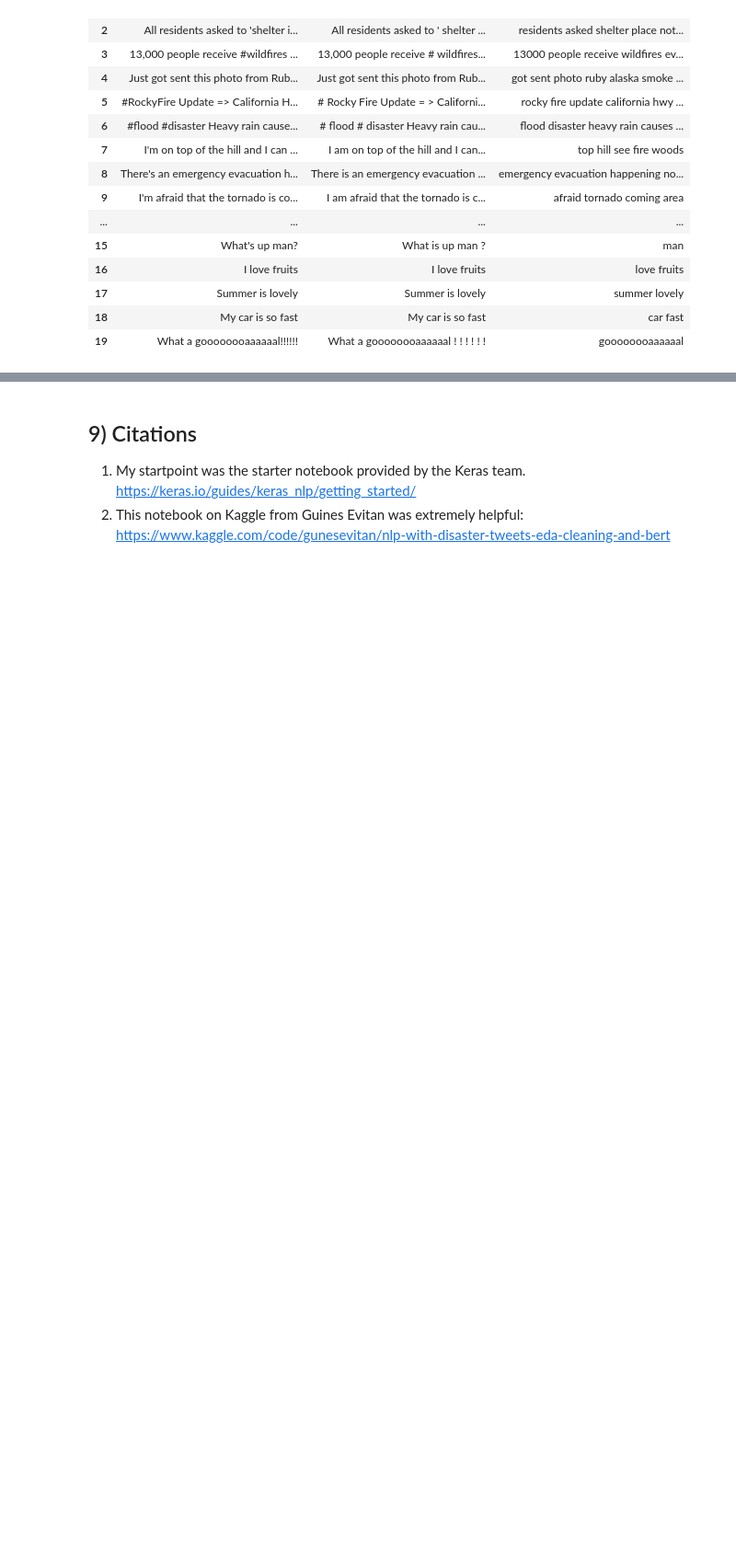
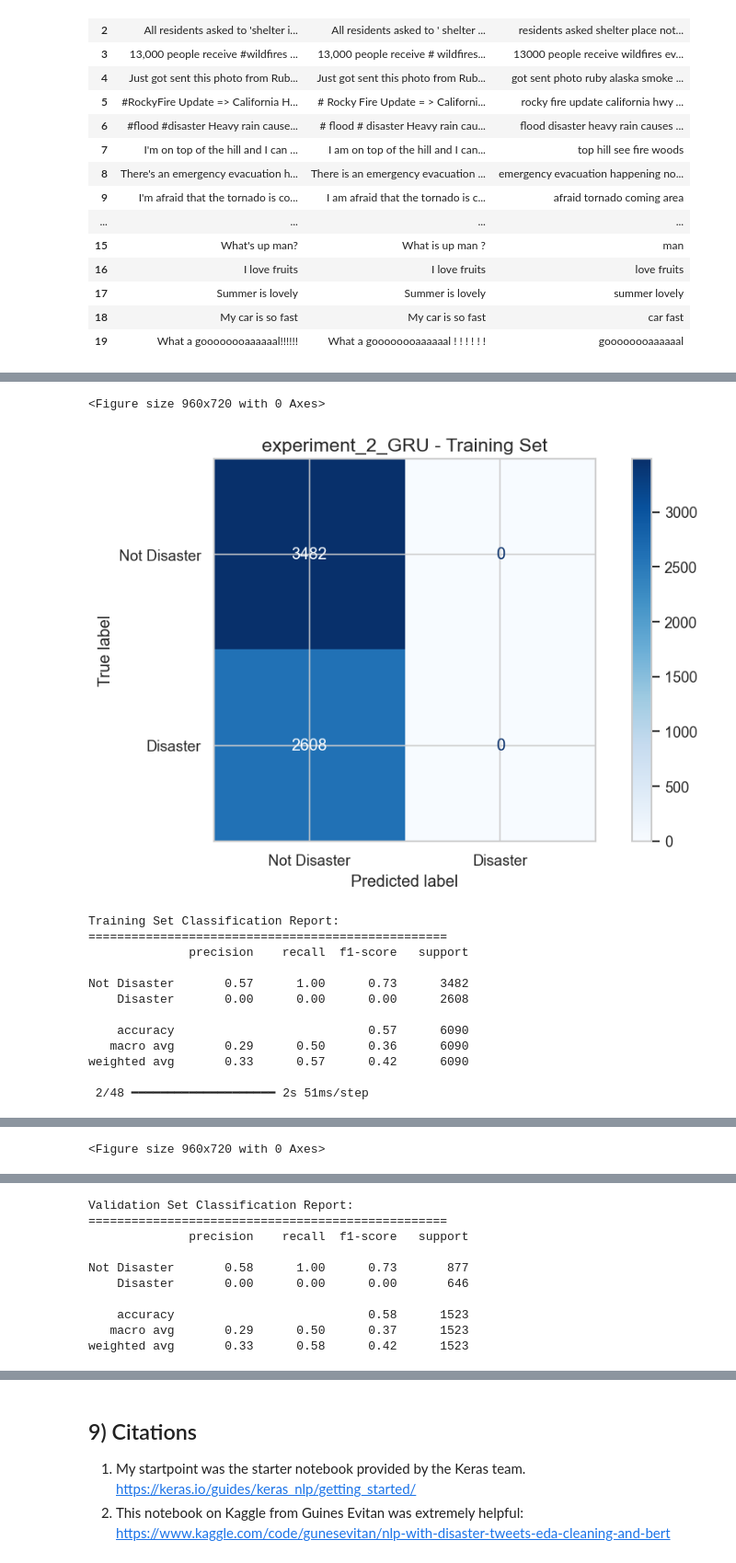
Before and after one commit to sean-coffey/ml-course-work, a Jupyter notebook: 5511_module4.ipynb, the cells around one changed output, grey strips where cells are left out. Shown at 92% size. Saved outputs shown, nothing was run; the diff lists cells and outputs as text; code cells hidden in the pictures; blank space fills up the shorter version.

```diff
--- a/5511_module4.ipynb
+++ b/5511_module4.ipynb
@@ -976,0 +1079,13 @@ displayConfusionMatrix(y2_val, y_pred_val, dataset="Validation", model_name="Dis
+# %%
+experiment_2 = Experiment(name='experiment_2',
+                          model_type='GRU',
+                          input='text_cleaned',
+                          target='target_relabeled',
+                          learning_rate=0.001,
+                          loss='binary_crossentropy',
+                          epochs=10,
+                          batch_size=32)
+experiment = experiment_2
+X_train, X_val, y_train, y_val = experiment.setup_data(df=df_train, val_split=0.2)
+# train the model
+history = experiment.run(X_train, X_val, y_train, y_val)
@@ -976,0 +1132,10 @@ displayConfusionMatrix(y2_val, y_pred_val, dataset="Validation", model_name="Dis
+# %%
+# After each experiment
+train_results = experiment.evaluate_model_performance(X_train, y_train, "Training")
+results_df = update_results_dataframe(train_results, results_df)
+
+val_results = experiment.evaluate_model_performance(X_val, y_val, "Validation")
+results_df = update_results_dataframe(val_results, results_df)
+
+display(results_df)
+# %% [output]
@@ -976,0 +1144,14 @@ displayConfusionMatrix(y2_val, y_pred_val, dataset="Validation", model_name="Dis
+<Figure size 960x720 with 0 Axes>
+[figure, added]
+Training Set Classification Report:
+==================================================
+              precision    recall  f1-score   support
+
+Not Disaster       0.57      1.00      0.73      3482
+    Disaster       0.00      0.00      0.00      2608
+
+    accuracy                           0.57      6090
+   macro avg       0.29      0.50      0.36      6090
+weighted avg       0.33      0.57      0.42      6090
+
+ 2/48 ━━━━━━━━━━━━━━━━━━━━ 2s 51ms/step
@@ -976,0 +1160 @@ displayConfusionMatrix(y2_val, y_pred_val, dataset="Validation", model_name="Dis
+<Figure size 960x720 with 0 Axes>
@@ -976,0 +1162,10 @@ displayConfusionMatrix(y2_val, y_pred_val, dataset="Validation", model_name="Dis
+Validation Set Classification Report:
+==================================================
+              precision    recall  f1-score   support
+
+Not Disaster       0.58      1.00      0.73       877
+    Disaster       0.00      0.00      0.00       646
+
+    accuracy                           0.58      1523
+   macro avg       0.29      0.50      0.37      1523
+weighted avg       0.33      0.58      0.42      1523
```
Also changed, not shown: parts of 36 cells of this notebook, 2 other files.
